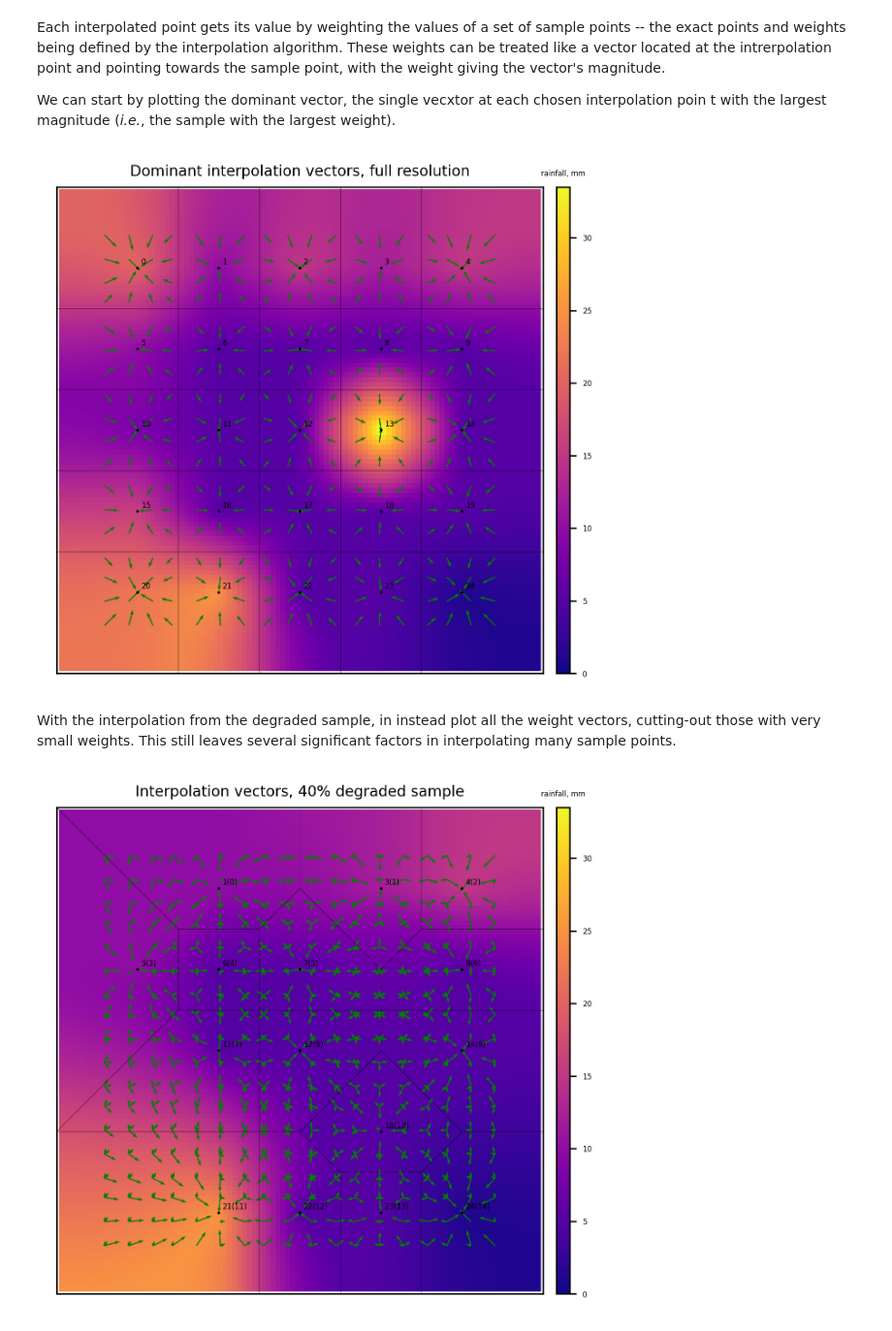
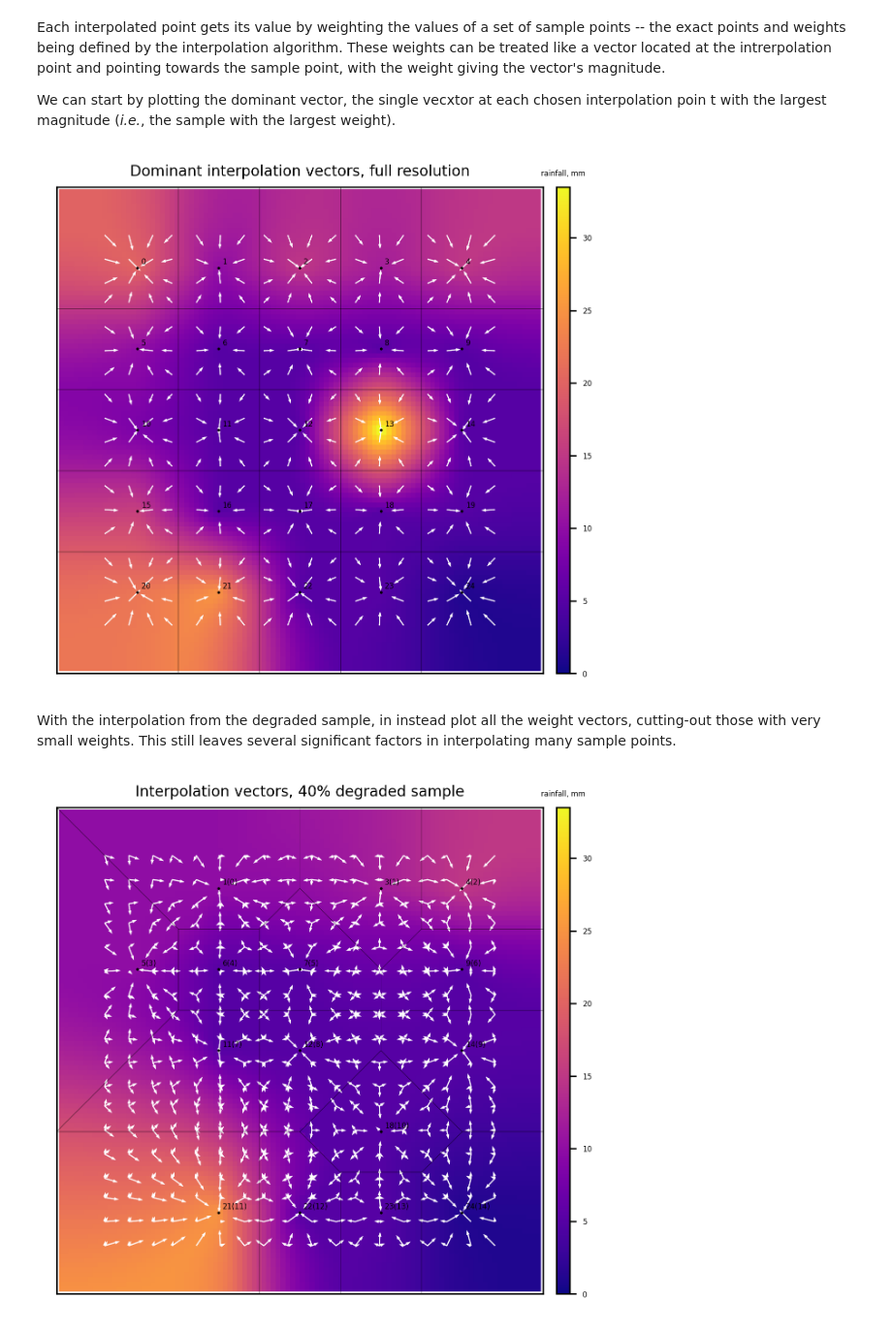
Before and after one commit to simoninireland/sensor-placement, a Jupyter notebook: simple.ipynb, the cells around one changed output. Shown at 97% size. Saved outputs shown, nothing was run; the diff lists cells and outputs as text; code cells hidden in the pictures.

```diff
--- a/simple.ipynb
+++ b/simple.ipynb
@@ -239,7 +239,7 @@ for x in numpy.linspace(0.1, 0.9, 18):
         #drawWeightVectors(tensor_fullresolution, nearestPointTo(Point(x, y), tensor_fullresolution),
         #                  ax=ax, color='g', radius=0.025, cutoff=0.01)
         drawDominantWeightVector(tensor_fullresolution, nearestPointTo(Point(x, y), tensor_fullresolution),
-                                 ax=ax, color='g', radius=0.025, cutoff=0.01, overwrite=False)
+                                 ax=ax, color='w', radius=0.025, cutoff=0.01, overwrite=False)
 
 drawVoronoiCells(tensor_fullresolution, ax=ax)
 drawSampleLabels(tensor_fullresolution, ax=ax, include_sample_indices=False)
@@ -248,27 +248,27 @@ ax.set_title('Dominant interpolation vectors, full resolution', fontsize=8)
 
 _ = plt.show()
 # %% [output]
-[figure, old version]
+[figure, new version]
-# %% [markdown]
-With the interpolation from the degraded sample, in instead plot all the weight vectors, cutting-out those with very small weights. This still leaves several significant factors in interpolating many sample points.
+# %% [markdown]
+With the interpolation from the degraded sample, in instead plot all the weight vectors, cutting-out those with very small weights. This still leaves several significant factors in interpolating many sample points.
 # %%
 fig = plt.figure(figsize=(5, 5))
 ax = plt.subplot(1, 1, 1, xticks=[], yticks=[])
 ax.set_xlim([0.0, 1.0])
 ax.set_ylim([0.0, 1.0])
 
 drawInterpolation(tensor_60, samples_60, ax=ax, cmap=cm.get_cmap('plasma'), norm=norm, cmap_title='rainfall, mm')
 
 for x in numpy.linspace(0.1, 0.9, 18):
     for y in numpy.linspace(0.1, 0.9, 18):
         drawWeightVectors(tensor_60, nearestPointTo(Point(x, y), tensor_60),
-                          ax=ax, color='g', radius=0.025, cutoff=0.01, overwrite=False)
+                          ax=ax, color='w', radius=0.025, cutoff=0.01, overwrite=False)
 
 drawVoronoiCells(tensor_60, ax=ax)
 drawSampleLabels(tensor_60, ax=ax)
 
 ax.set_title('Interpolation vectors, 40% degraded sample', fontsize=8)
 
 _ = plt.show()
 # %% [output]
-[figure, old version]
+[figure, new version]
```
Also changed, not shown: parts of 2 cells of this notebook.
